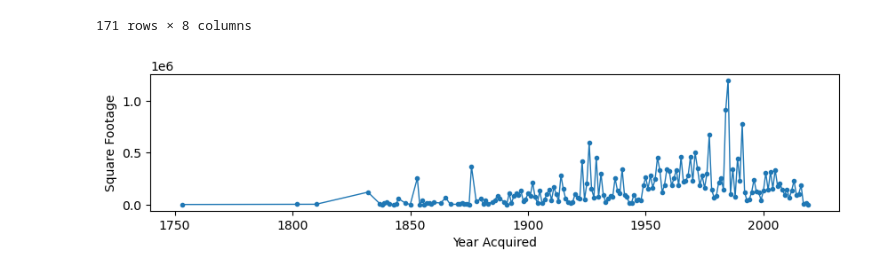
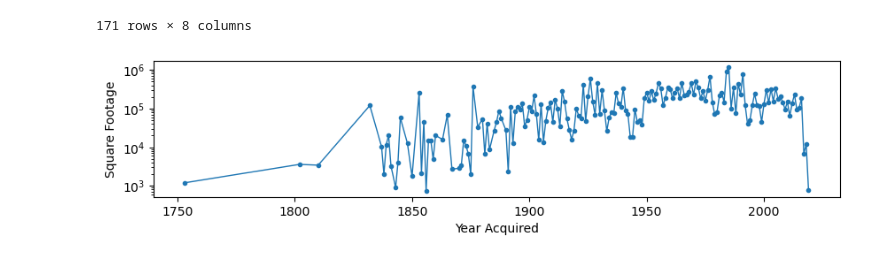
Before and after one commit to WiDS-Urbana-Champaign/WiDS-Urbana-Champaign.github.io, a Jupyter notebook: week04/inClass_week04.ipynb, the cells around one changed output. Drawn from its saved outputs; the diff is of its cells as text; code cells hidden in the pictures.

```diff
--- a/week04/inClass_week04.ipynb
+++ b/week04/inClass_week04.ipynb
@@ -47,8 +47,9 @@ stats
 # %%
 fig, ax = plt.subplots(figsize=(10,2))
 ax.plot(stats['max'], marker='.', linewidth=1.0)
 ax.set_xlabel('Year Acquired')
 ax.set_ylabel('Square Footage')
+ax.set_yscale('log')
 plt.show()
 # %% [output]
-[figure, old version]
+[figure, new version]
```
Also changed, not shown: parts of 1 cell of this notebook.
